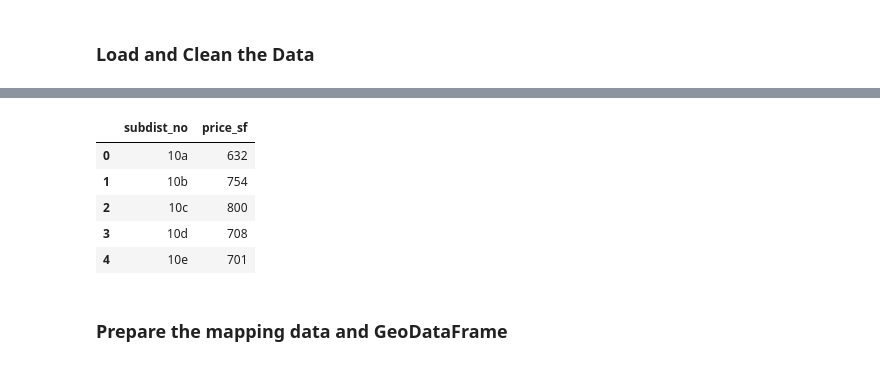
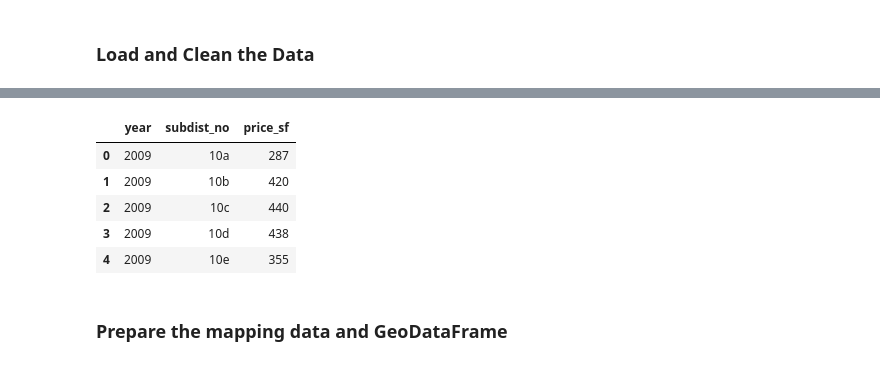
Before and after one commit to Ahdeny/SF_Real_Estate_Project, a Jupyter notebook: SF Map Code Final.ipynb, the cells around one changed output, grey strips where cells are left out. Drawn from its saved outputs; the diff is of its cells as text; code cells hidden in the pictures.

```diff
--- a/SF Map Code Final.ipynb
+++ b/SF Map Code Final.ipynb
@@ -74,9 +75,10 @@ sf_data = temp_data.replace({'subdist_no': neighborhood_dict})
 # %%
 # Create a year column based on the sale date
 sf_data['year'] = '20' + sf_data['sale_date'].str[-2:]
+sf_data.head(5)
 
-# Create a one year subset of the data (2018)
-year_subset = sf_data[sf_data['year'] == '2018']
-year_subset.head(5)
+# Create a price_sf column
+sf_data['price_sf'] = sf_data['sale_price'] / sf_data['sf']
+sf_data.head(5)
 # %% [output]
 |  | longitude | latitude | full_address | city | state | street_no | street_name | street_nox | ... |
@@ -88,30 +90,21 @@ year_subset.head(5)
-# %%
-# Create summary data by neighborhood
-neighborhood_data = pd.DataFrame({'price_sf': year_subset.groupby('subdist_no').apply(
-                                   lambda x: sum(x['sale_price'])/sum(x['sf']))})
-
-# Initialize the neighborhoods that have no data
-for key, val in neighborhood_dict.items():
-
-  if any(neighborhood_data.index.str.contains(val)) == False:
-    neighborhood_data.loc[val] = [1]
-
-# Initialize the parks that have no data
-neighborhood_data.loc['12a'] = [1]
-neighborhood_data.loc['12b'] = [1]
-neighborhood_data.loc['12c'] = [1]
-
-# Change price per sf to an integer and reset the index
-neighborhood_data = neighborhood_data.astype({'price_sf': 'int'})
-neighborhood_data = neighborhood_data.reset_index()
-neighborhood_data.head()
-# %% [output]
-|  | subdist_no | price_sf |
-| 0 | 10a | 632 |
-| 1 | 10b | 754 |
-| 2 | 10c | 800 |
-| 3 | 10d | 708 |
-| 4 | 10e | 701 |
+# %%
+# Create summary data by neighborhood
+neighborhood_data = sf_data.groupby(['year', 'subdist_no'])['price_sf'].mean()
+
+# Reset the index to 1 level to fill in year
+neighborhood_data = neighborhood_data.reset_index(level=[0,1])
+
+# Change data types to integer for price_sf and year
+neighborhood_data = neighborhood_data.astype({'price_sf': 'int'})
+neighborhood_data = neighborhood_data.astype({'year': 'int'})
+neighborhood_data.head()
+# %% [output]
+|  | year | subdist_no | price_sf |
+| 0 | 2009 | 10a | 287 |
+| 1 | 2009 | 10b | 420 |
+| 2 | 2009 | 10c | 440 |
+| 3 | 2009 | 10d | 438 |
+| 4 | 2009 | 10e | 355 |
 # %% [markdown]
 ### Prepare the mapping data and GeoDataFrame
 # %%
```
Also changed, not shown: parts of 6 cells of this notebook.
